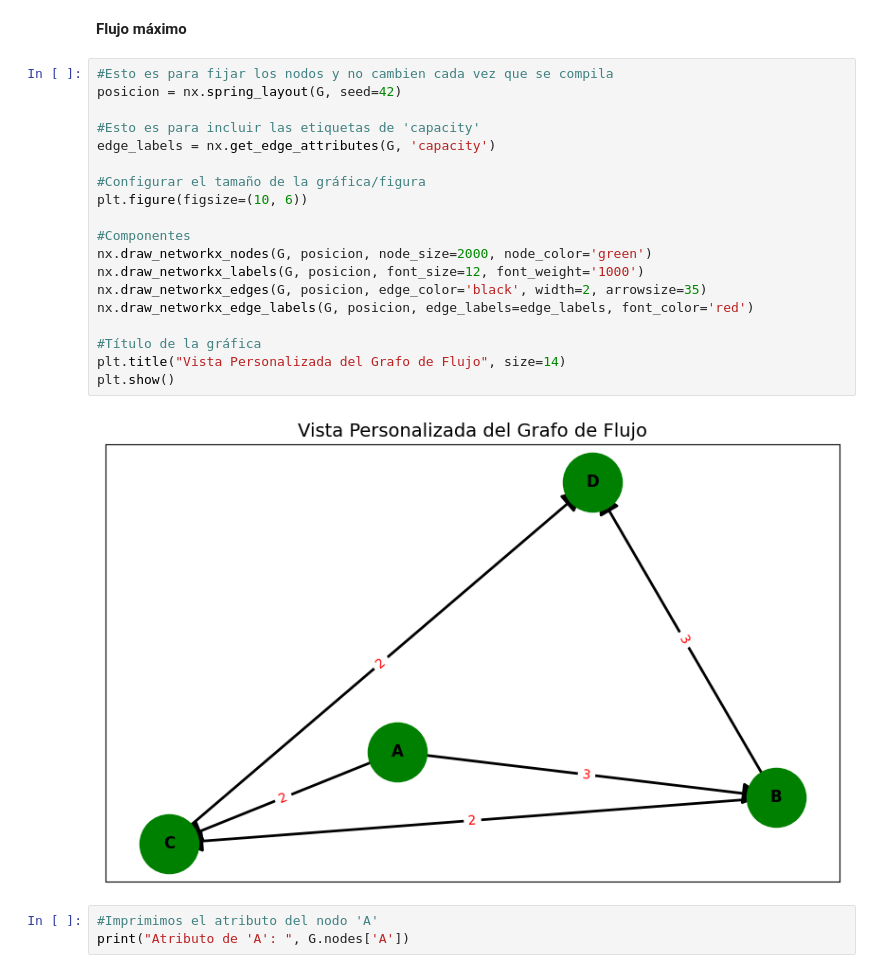
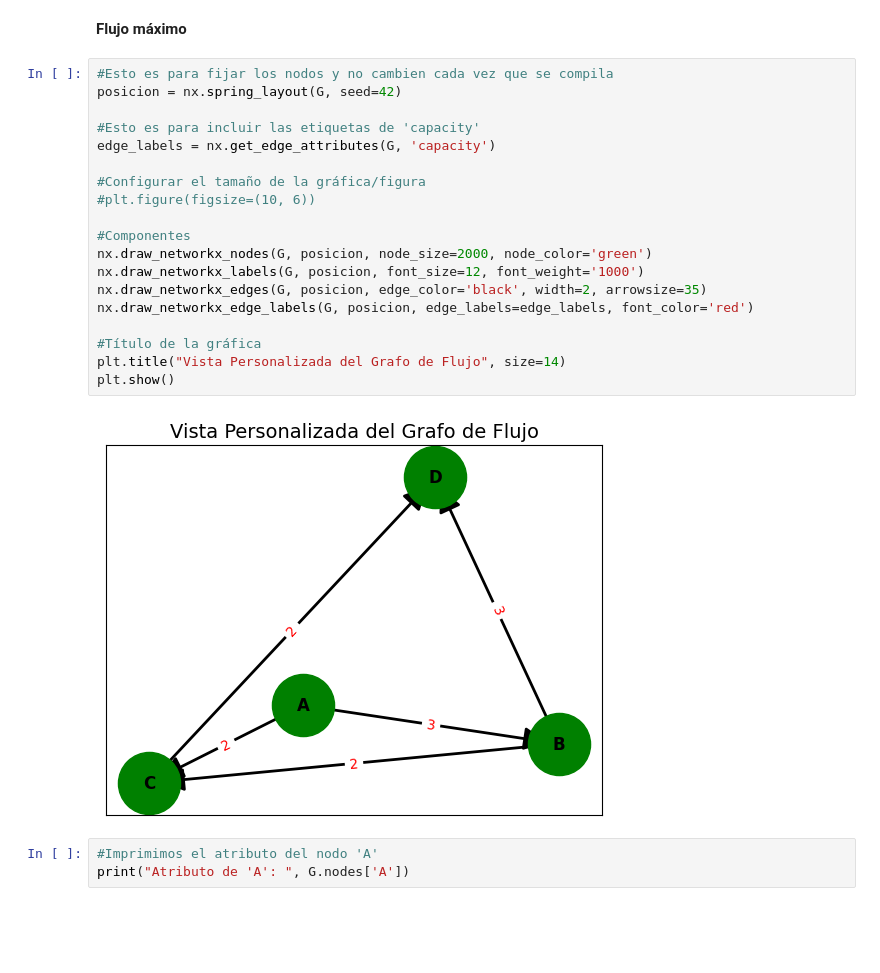
Before and after one commit to gonzalezzayra/INVESTIGACION-DE-OPERACIONES, a Jupyter notebook: Modelos_de_Redes_1.ipynb, the cells around one changed output. Drawn from its saved outputs; the diff is of its cells as text; blank space fills up the shorter version.

```diff
--- a/Modelos_de_Redes_1.ipynb
+++ b/Modelos_de_Redes_1.ipynb
@@ -145,24 +145,24 @@ los paramétros son (grafo, posición, etiquetas de los arcos, color de la fuent
 # %%
 #Esto es para fijar los nodos y no cambien cada vez que se compila
 posicion = nx.spring_layout(G, seed=42)
 
 #Esto es para incluir las etiquetas de 'capacity'
 edge_labels = nx.get_edge_attributes(G, 'capacity')
 
 #Configurar el tamaño de la gráfica/figura
-plt.figure(figsize=(10, 6))
+#plt.figure(figsize=(10, 6))
 
 #Componentes
 nx.draw_networkx_nodes(G, posicion, node_size=2000, node_color='green')
 nx.draw_networkx_labels(G, posicion, font_size=12, font_weight='1000')
 nx.draw_networkx_edges(G, posicion, edge_color='black', width=2, arrowsize=35)
 nx.draw_networkx_edge_labels(G, posicion, edge_labels=edge_labels, font_color='red')
 
 #Título de la gráfica
 plt.title("Vista Personalizada del Grafo de Flujo", size=14)
 plt.show()
 # %% [output]
-[figure, old version]
+[figure, new version]
 # %%
 #Imprimimos el atributo del nodo 'A'
 print("Atributo de 'A': ", G.nodes['A'])
```
Also changed, not shown: parts of 5 cells of this notebook.
